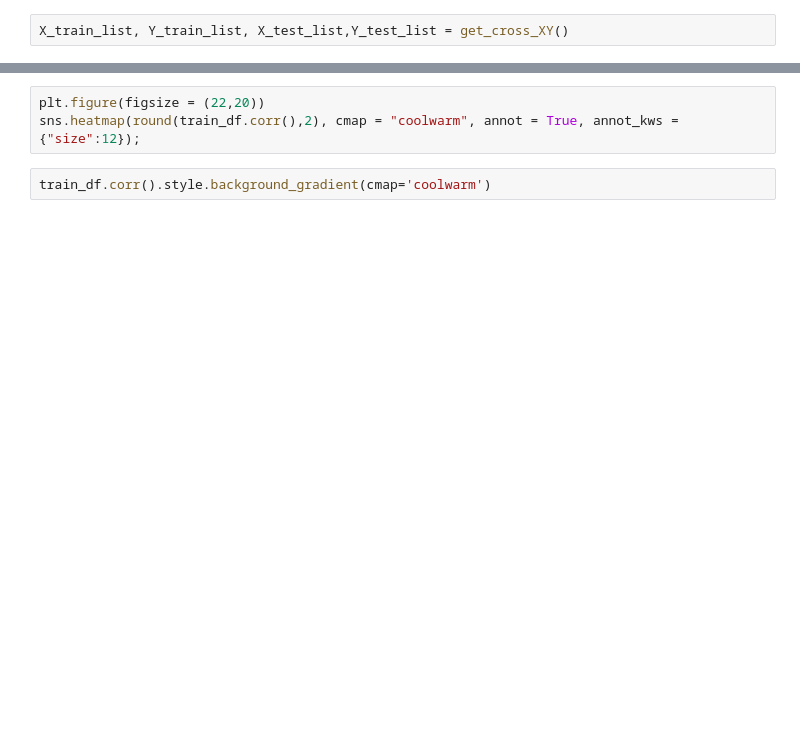
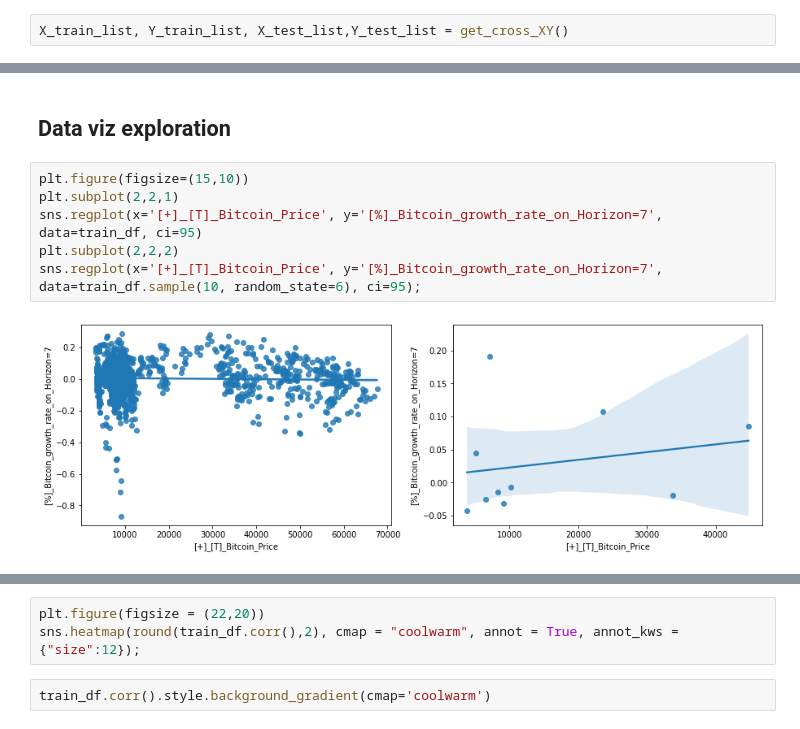
Before and after one commit to AlexandreLaizet/bitcoin_deep_learning, a Jupyter notebook: notebooks/CH - linear model improvement.ipynb, the cells around one changed output, grey strips where cells are left out. Saved outputs shown, nothing was run; the diff lists cells and outputs as text; blank space fills up the shorter version.

```diff
--- a/notebooks/CH - linear model improvement.ipynb
+++ b/notebooks/CH - linear model improvement.ipynb
@@ -27,0 +39,10 @@ model = LinearRegressionBaselineModel()
+# %% [markdown]
+## Data viz exploration
+# %%
+plt.figure(figsize=(15,10))
+plt.subplot(2,2,1)
+sns.regplot(x='[+]_[T]_Bitcoin_Price', y='[%]_Bitcoin_growth_rate_on_Horizon=7', data=train_df, ci=95)
+plt.subplot(2,2,2)
+sns.regplot(x='[+]_[T]_Bitcoin_Price', y='[%]_Bitcoin_growth_rate_on_Horizon=7', data=train_df.sample(10, random_state=6), ci=95);
+# %% [output]
+[figure, added]
```
Also changed, not shown: parts of 37 cells of this notebook, 4 other files.
